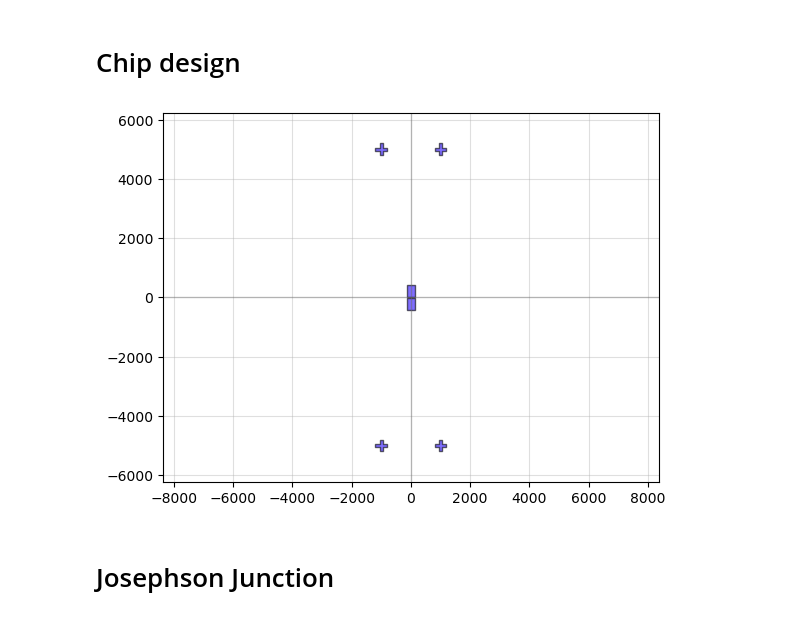
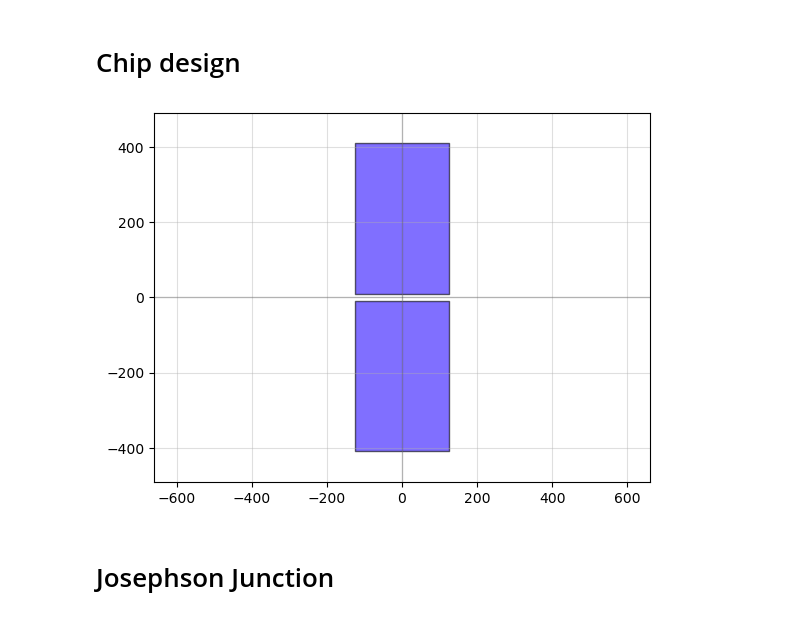
Before and after one commit to yminononono/Quantum-GDSDesign, a Jupyter notebook: transmon3D.ipynb, the cells around one changed output. Drawn from its saved outputs; the diff is of its cells as text; code cells hidden in the pictures.

```diff
--- a/transmon3D.ipynb
+++ b/transmon3D.ipynb
@@ -61,29 +46,18 @@ wafer = device_Wafer(inch = 4)
 # %%
 chipdesign = Device('chipdesign')
 
 PAD=Device('PAD')
 rectangle = pg.rectangle(( Pad_width, Pad_height), Pad_layer)
 PAD.add_ref( rectangle ).movex(0).movey(0.5*Pad_gap)
 PAD.add_ref( rectangle ).mirror(p1 = (0, 0), p2 = (200, 0)).movex(0).movey(-0.5*Pad_gap)
 PAD.center = (0, 0)
 
 chipdesign.add_ref(PAD)
 
-DicingMarker = device_DicingMarkers(
-    width  = DicingMarker_width,
-    length = DicingMarker_length,
-    layer  = DicingMarker_layer
-)
-
-chipdesign.add_ref(DicingMarker).center = (-0.5*DicingMarker_spacing_x, -0.5*DicingMarker_spacing_y)
-chipdesign.add_ref(DicingMarker).center = (-0.5*DicingMarker_spacing_x,  0.5*DicingMarker_spacing_y)
-chipdesign.add_ref(DicingMarker).center = ( 0.5*DicingMarker_spacing_x, -0.5*DicingMarker_spacing_y)
-chipdesign.add_ref(DicingMarker).center = ( 0.5*DicingMarker_spacing_x,  0.5*DicingMarker_spacing_y)
-
 # Quickplot the imported design
 qp(chipdesign)
 # %% [output]
-[figure, old version]
+[figure, new version]
 # %% [markdown]
 # Josephson Junction
 # %%
```
Also changed, not shown: parts of 5 cells of this notebook, 6 other files.
